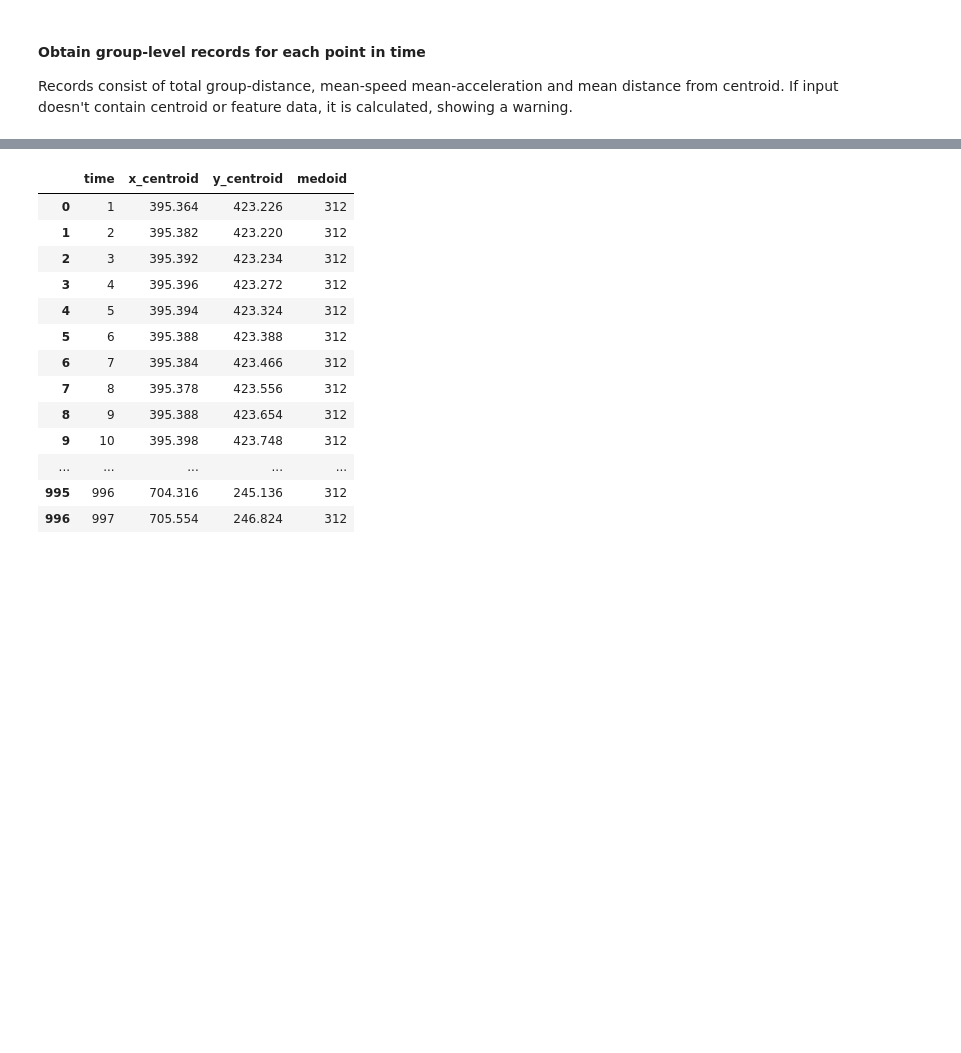
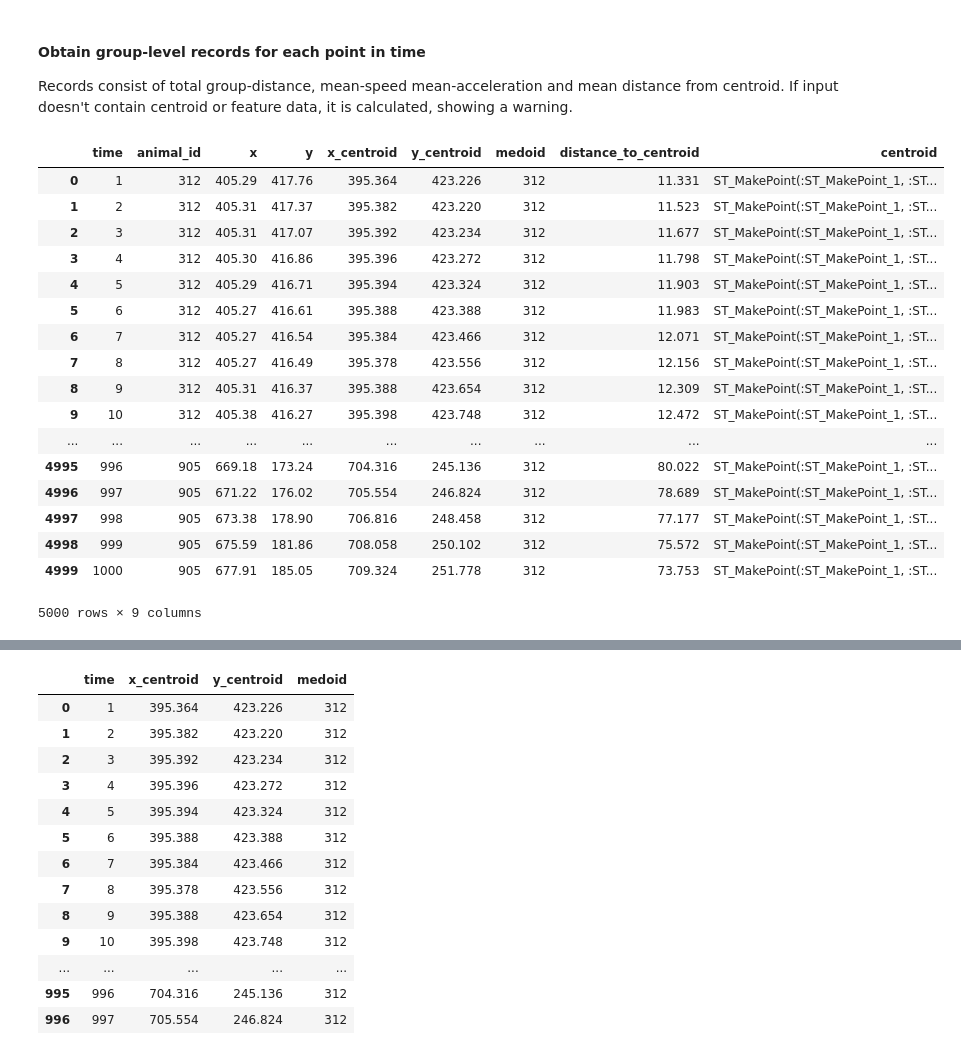
Before and after one commit to dbvis-ukon/movekit, a Jupyter notebook: examples/clustering examples.ipynb, the cells around one changed output, grey strips where cells are left out. Cells and saved outputs as stored; diff of their text form; code cells hidden in the pictures; blank space fills up the shorter version.

Commit message:
centroid via mkit

```diff
--- a/examples/clustering examples.ipynb
+++ b/examples/clustering examples.ipynb
@@ -76,6 +76,25 @@ Below we perform Analysis on Group-Level. This consists of:
 #### Obtain group-level records for each point in time
 Records consist of total group-distance, mean-speed mean-acceleration and mean distance from centroid. If input doesn't contain centroid or feature data, it is calculated, showing a warning.
 # %%
-movement = mkit.centroid_medoid_computation(data)
+movement = mkit.centroid_medoid_computation(data, object_output = True)
-# %%
-movement = movement.drop(columns = ["x_centroid", "y_centroid", "medoid"])
+# %%
+movement
+# %% [output]
+|  | time | animal_id | x | y | x_centroid | y_centroid | medoid | distance_to_centroid | centroid |
+| 0 | 1 | 312 | 405.29 | 417.76 | 395.364 | 423.226 | 312 | 11.331 | ST_MakePoint(:ST_MakePoint_1, :ST... |
+| 1 | 2 | 312 | 405.31 | 417.37 | 395.382 | 423.220 | 312 | 11.523 | ST_MakePoint(:ST_MakePoint_1, :ST... |
+| 2 | 3 | 312 | 405.31 | 417.07 | 395.392 | 423.234 | 312 | 11.677 | ST_MakePoint(:ST_MakePoint_1, :ST... |
+| 3 | 4 | 312 | 405.30 | 416.86 | 395.396 | 423.272 | 312 | 11.798 | ST_MakePoint(:ST_MakePoint_1, :ST... |
+| 4 | 5 | 312 | 405.29 | 416.71 | 395.394 | 423.324 | 312 | 11.903 | ST_MakePoint(:ST_MakePoint_1, :ST... |
+| 5 | 6 | 312 | 405.27 | 416.61 | 395.388 | 423.388 | 312 | 11.983 | ST_MakePoint(:ST_MakePoint_1, :ST... |
+| 6 | 7 | 312 | 405.27 | 416.54 | 395.384 | 423.466 | 312 | 12.071 | ST_MakePoint(:ST_MakePoint_1, :ST... |
+| 7 | 8 | 312 | 405.27 | 416.49 | 395.378 | 423.556 | 312 | 12.156 | ST_MakePoint(:ST_MakePoint_1, :ST... |
+| 8 | 9 | 312 | 405.31 | 416.37 | 395.388 | 423.654 | 312 | 12.309 | ST_MakePoint(:ST_MakePoint_1, :ST... |
+| 9 | 10 | 312 | 405.38 | 416.27 | 395.398 | 423.748 | 312 | 12.472 | ST_MakePoint(:ST_MakePoint_1, :ST... |
+| ... | ... | ... | ... | ... | ... | ... | ... | ... | ... |
+| 4995 | 996 | 905 | 669.18 | 173.24 | 704.316 | 245.136 | 312 | 80.022 | ST_MakePoint(:ST_MakePoint_1, :ST... |
+| 4996 | 997 | 905 | 671.22 | 176.02 | 705.554 | 246.824 | 312 | 78.689 | ST_MakePoint(:ST_MakePoint_1, :ST... |
+| 4997 | 998 | 905 | 673.38 | 178.90 | 706.816 | 248.458 | 312 | 77.177 | ST_MakePoint(:ST_MakePoint_1, :ST... |
+| 4998 | 999 | 905 | 675.59 | 181.86 | 708.058 | 250.102 | 312 | 75.572 | ST_MakePoint(:ST_MakePoint_1, :ST... |
+| 4999 | 1000 | 905 | 677.91 | 185.05 | 709.324 | 251.778 | 312 | 73.753 | ST_MakePoint(:ST_MakePoint_1, :ST... |
+5000 rows × 9 columns
```
Also changed, not shown: parts of 3 cells of this notebook, 1 other file.
